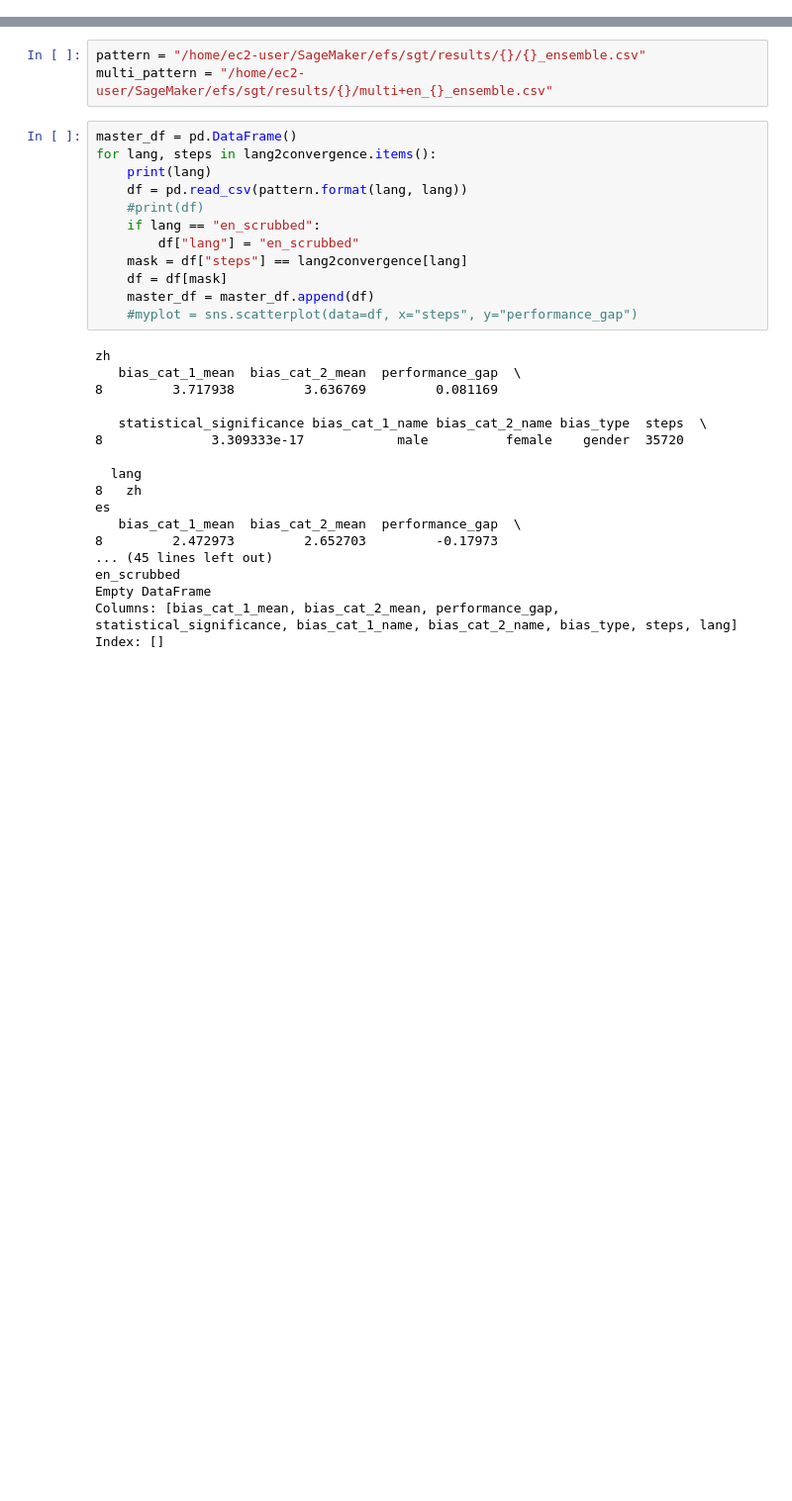
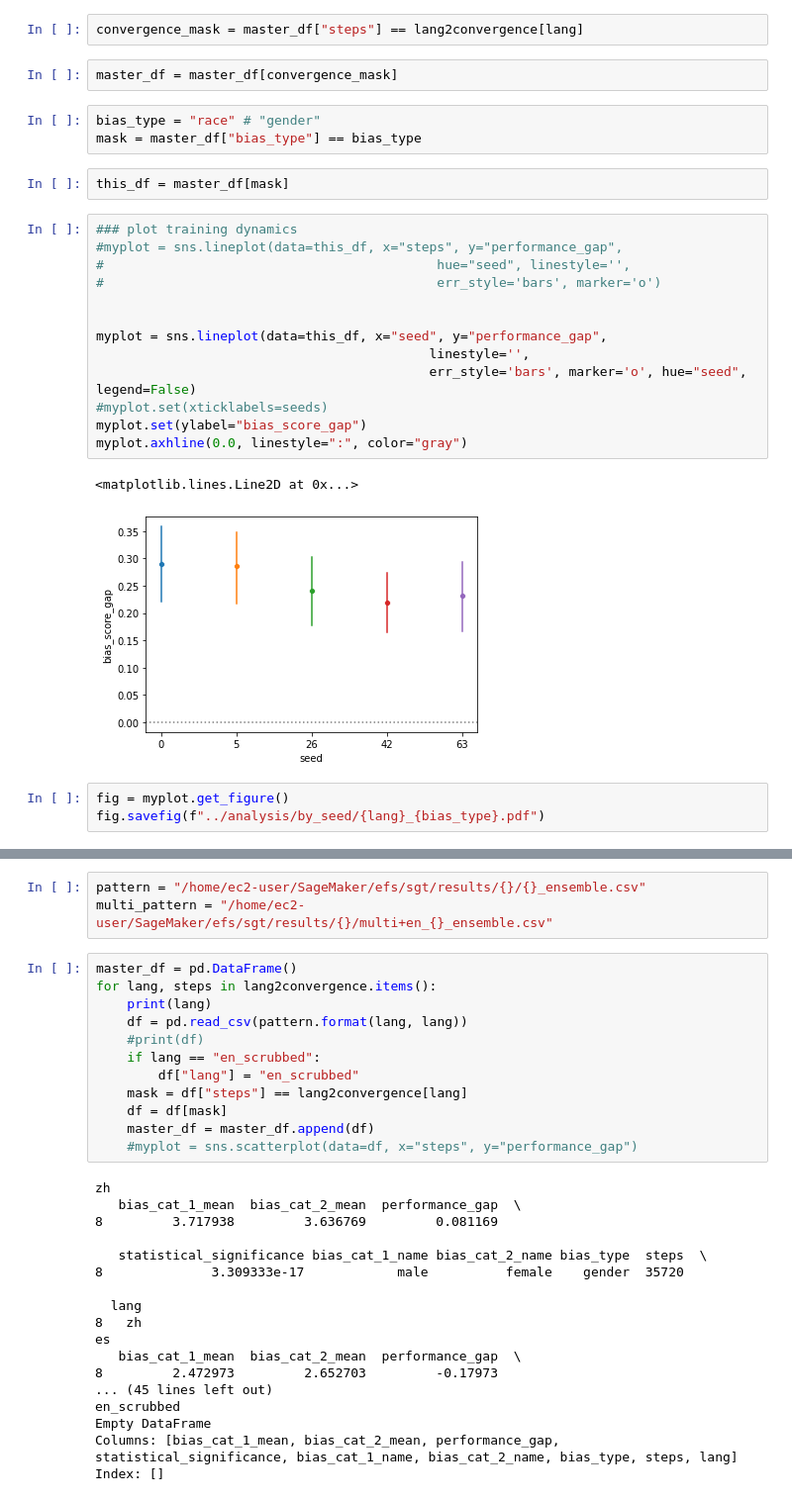
Before and after one commit to seraphinatarrant/multilingual_sentiment_analysis, a Jupyter notebook: notebooks/plot_all.ipynb, the cells around one changed output, grey strips where cells are left out. Shown: that part at 99% size. Drawn from its saved outputs; the diff is of its cells as text; blank space fills up the shorter version.

```diff
--- a/notebooks/plot_all.ipynb
+++ b/notebooks/plot_all.ipynb
@@ -36,0 +222,28 @@ lang2convergence = {
+# %%
+convergence_mask = master_df["steps"] == lang2convergence[lang]
+# %%
+master_df = master_df[convergence_mask]
+# %%
+bias_type = "race" # "gender"
+mask = master_df["bias_type"] == bias_type
+# %%
+this_df = master_df[mask]
+# %%
+### plot training dynamics
+#myplot = sns.lineplot(data=this_df, x="steps", y="performance_gap",
+#                                           hue="seed", linestyle='',
+#                                           err_style='bars', marker='o')
+
+
+myplot = sns.lineplot(data=this_df, x="seed", y="performance_gap",
+                                           linestyle='',
+                                           err_style='bars', marker='o', hue="seed", legend=False)
+#myplot.set(xticklabels=seeds)
+myplot.set(ylabel="bias_score_gap")
+myplot.axhline(0.0, linestyle=":", color="gray")
+# %% [output]
+<matplotlib.lines.Line2D at 0x...>
+[figure, added]
+# %%
+fig = myplot.get_figure()
+fig.savefig(f"../analysis/by_seed/{lang}_{bias_type}.pdf")
```
Also changed, not shown: parts of 16 cells of this notebook.
